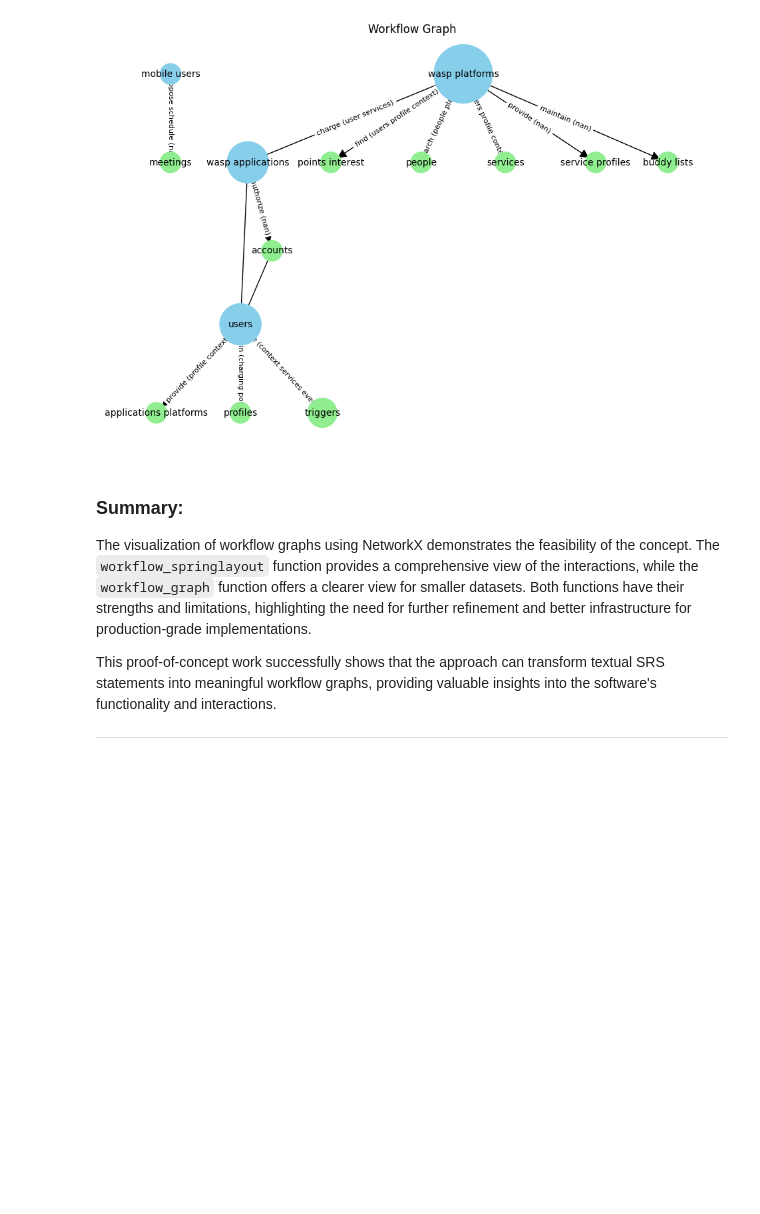
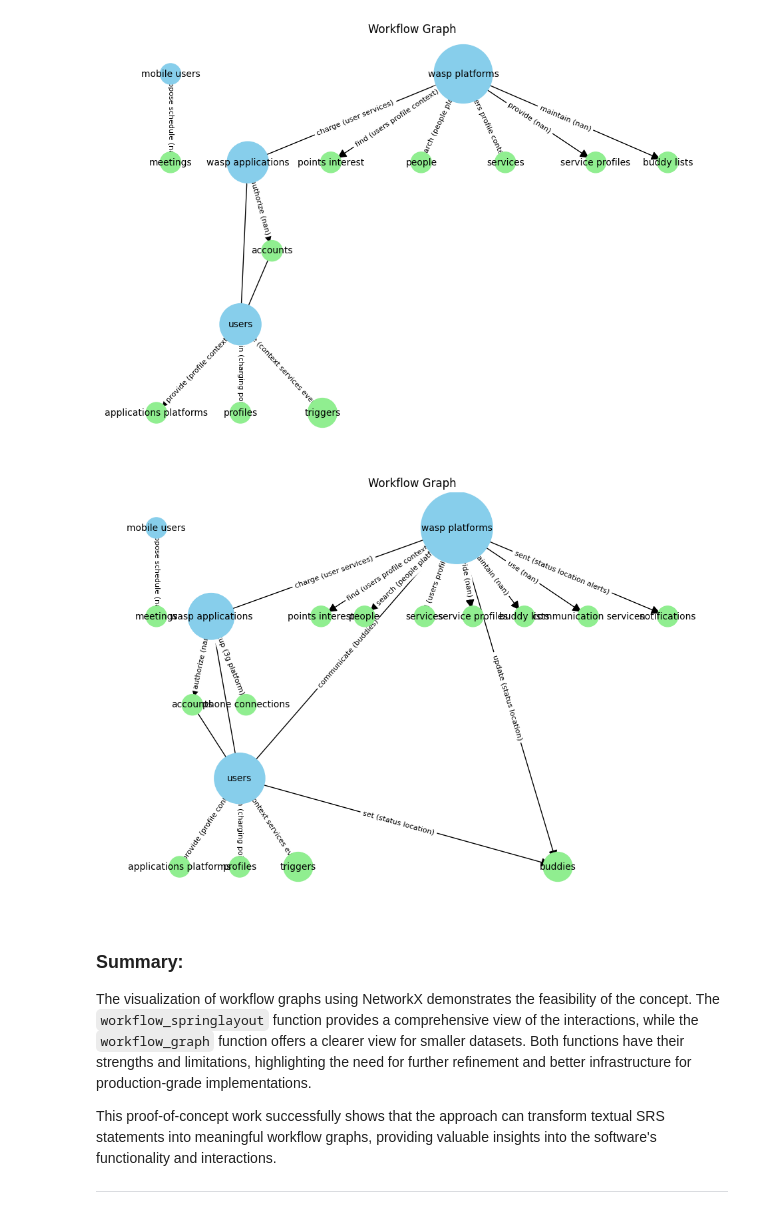
Before and after one commit to bayrakm/SRS-workflow-graph-with-LLM, a Jupyter notebook: Automating Workflow Graph from SRS.ipynb, the cells around one changed output. Drawn from its saved outputs; the diff is of its cells as text; code cells hidden in the pictures; blank space fills up the shorter version.

```diff
--- a/Automating Workflow Graph from SRS.ipynb
+++ b/Automating Workflow Graph from SRS.ipynb
@@ -807,6 +815,11 @@ workflow_springlayout(df = wasp_nodes_4o, actor1=["wasp platforms"],  n_size=200
 workflow_graph(df = wasp_nodes_4o.loc[:13], n_size=500, statement=False)
 # %% [output]
 [figure]
+# %%
+# when number of nodes increase the graph get complicated
+workflow_graph(df = wasp_nodes_4o.loc[:19], n_size=500, statement=False)
+# %% [output]
+[figure, added]
 # %% [markdown]
 ### Summary:
 
```
Also changed, not shown: parts of 3 cells of this notebook.
